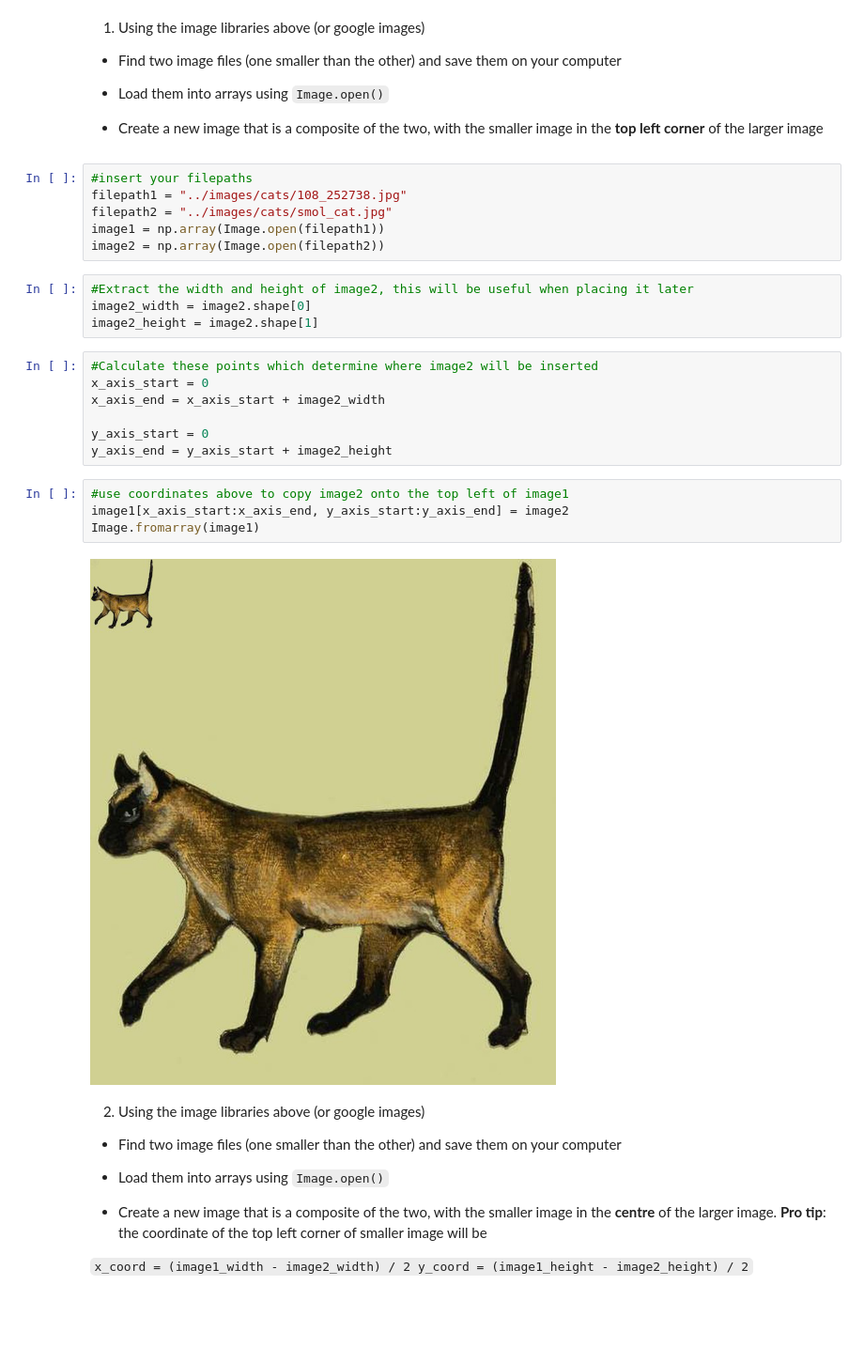
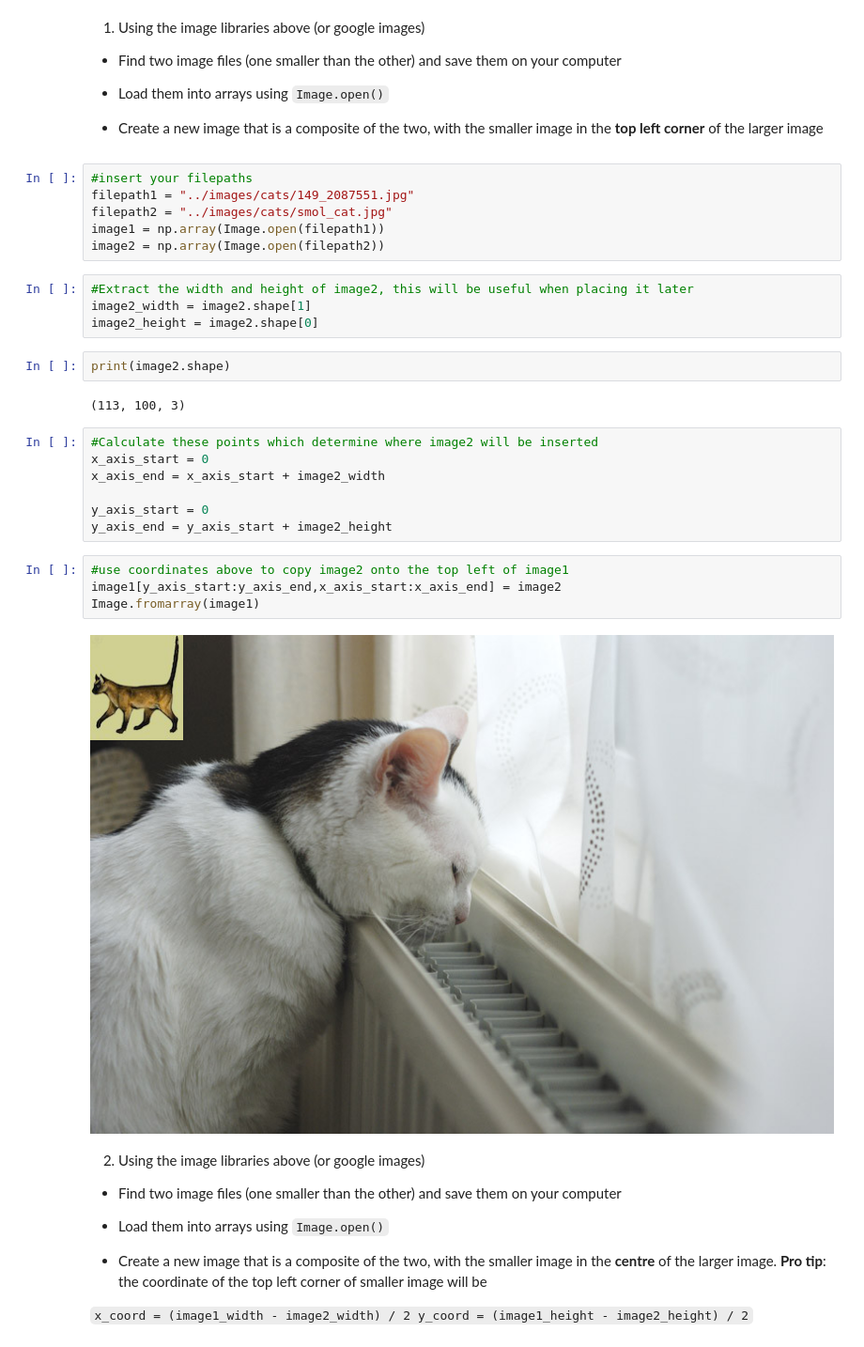
Before and after one commit to Yifan-FENG/test, a Jupyter notebook: Week-5/STEM-4-C-Week-5-Images-Task-Solutions.ipynb, the cells around one changed output. Shown at 94% size. Drawn from its saved outputs; the diff is of its cells as text; blank space fills up the shorter version.

Commit message:
switch widths

```diff
--- a/Week-5/STEM-4-C-Week-5-Images-Task-Solutions.ipynb
+++ b/Week-5/STEM-4-C-Week-5-Images-Task-Solutions.ipynb
@@ -24,14 +24,18 @@ from PIL import Image
 - Create a new image that is a composite of the two, with the smaller image in the **top left corner** of the larger image
 # %%
 #insert your filepaths
-filepath1 = "../images/cats/108_252738.jpg"
+filepath1 = "../images/cats/149_2087551.jpg"
 filepath2 = "../images/cats/smol_cat.jpg"
 image1 = np.array(Image.open(filepath1))
 image2 = np.array(Image.open(filepath2))
 # %%
 #Extract the width and height of image2, this will be useful when placing it later
-image2_width = image2.shape[0]
-image2_height = image2.shape[1]
+image2_width = image2.shape[1]
+image2_height = image2.shape[0]
+# %%
+print(image2.shape)
+# %% [output]
+(113, 100, 3)
 # %%
 #Calculate these points which determine where image2 will be inserted
 x_axis_start = 0
@@ -41,10 +45,10 @@ y_axis_start = 0
 y_axis_end = y_axis_start + image2_height
 # %%
 #use coordinates above to copy image2 onto the top left of image1
-image1[x_axis_start:x_axis_end, y_axis_start:y_axis_end] = image2
+image1[y_axis_start:y_axis_end,x_axis_start:x_axis_end] = image2
 Image.fromarray(image1)
 # %% [output]
-[figure, old version]
+[figure, new version]
 # %% [markdown]
 2. Using the image libraries above (or google images)
 
```
Also changed, not shown: parts of 9 cells of this notebook.
